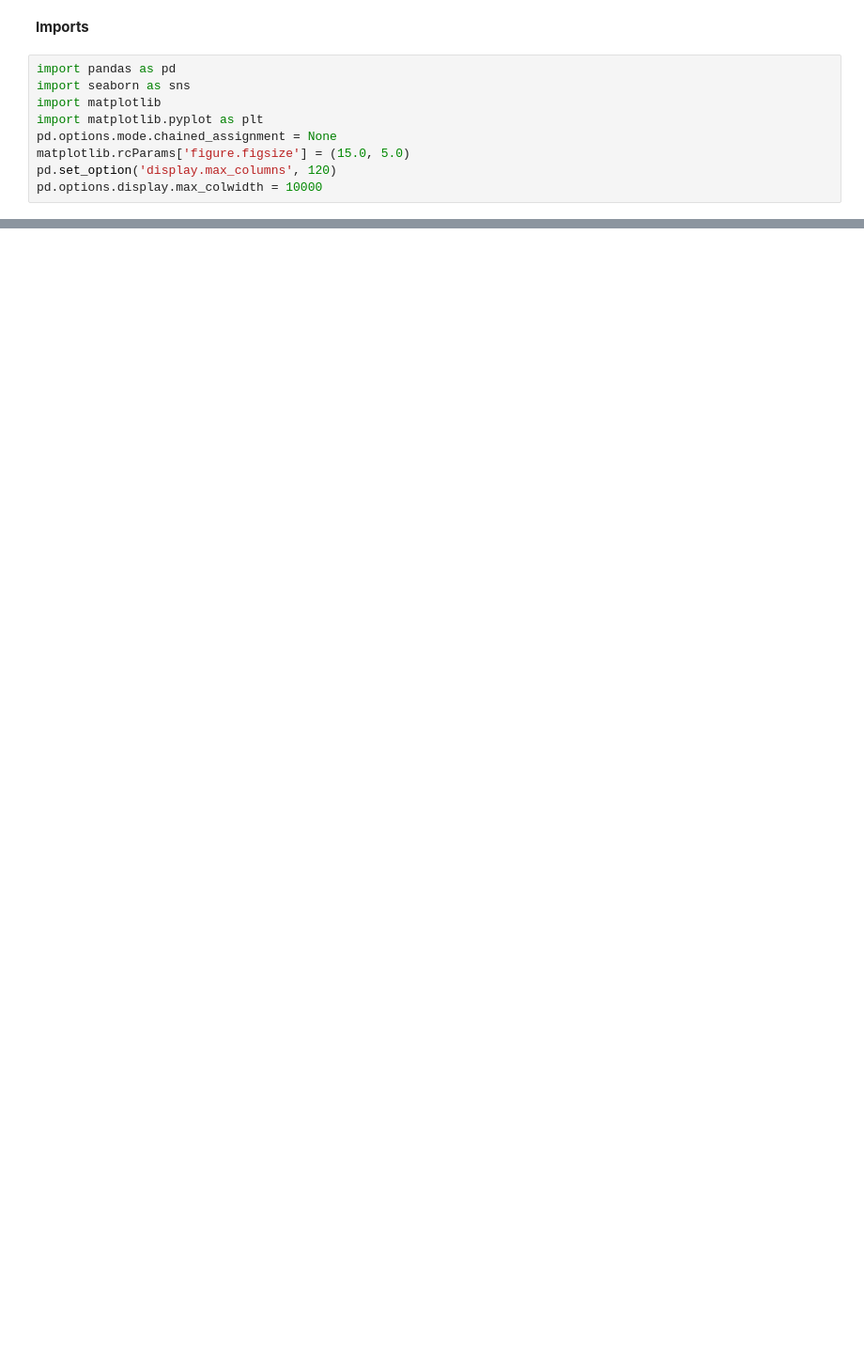
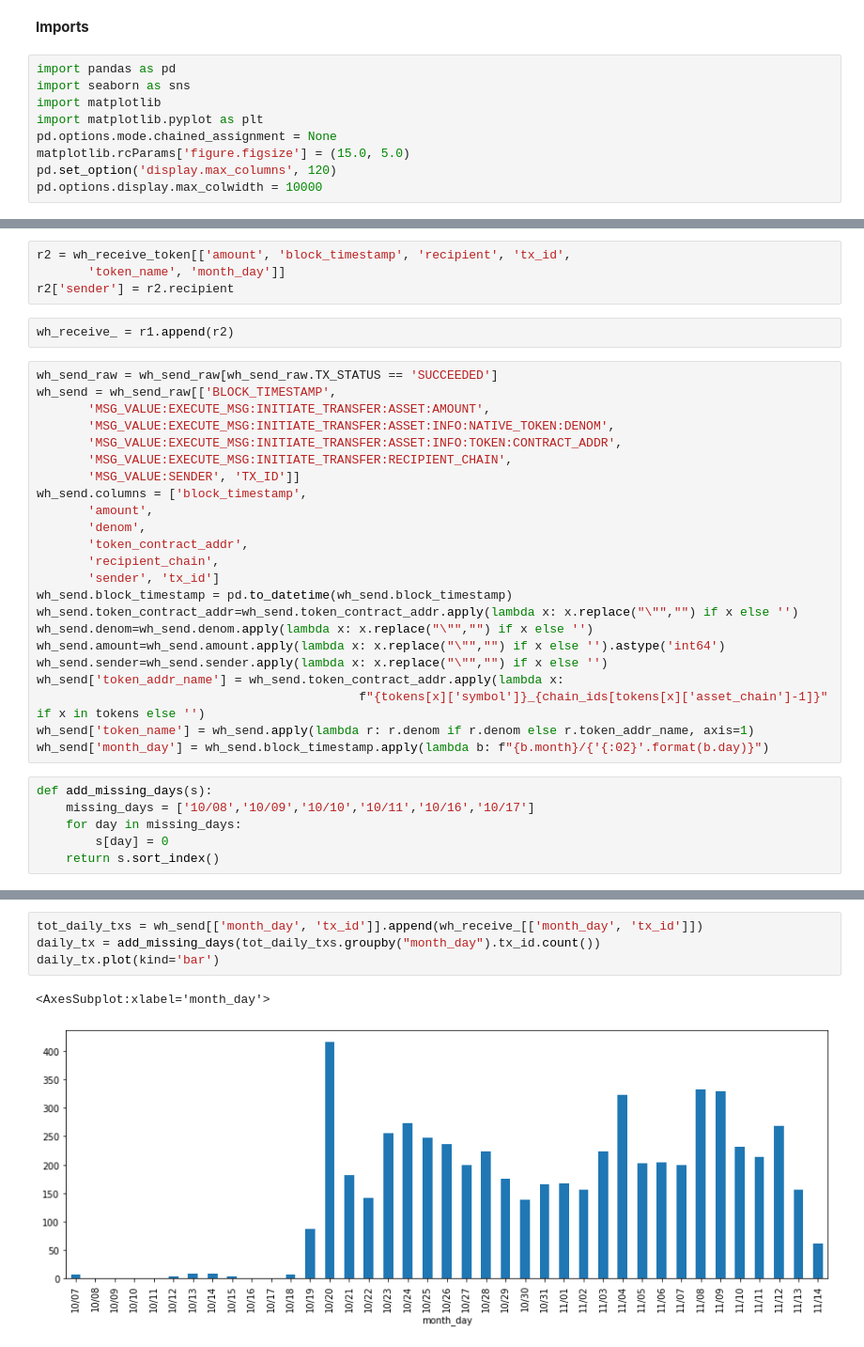
Before and after one commit to IncioMan/on-chain-data-analysis, a Jupyter notebook: wormhole/Terra - Wormhole - Terra Bridge.ipynb, the cells around one changed output, grey strips where cells are left out. Shown at 94% size. Saved outputs shown, nothing was run; the diff lists cells and outputs as text; blank space fills up the shorter version.

```diff
--- a/wormhole/Terra - Wormhole - Terra Bridge.ipynb
+++ b/wormhole/Terra - Wormhole - Terra Bridge.ipynb
@@ -230,0 +134,35 @@ wh_send["recipient_chain_name"].value_counts().plot(kind='barh')
+# %%
+r2 = wh_receive_token[['amount', 'block_timestamp', 'recipient', 'tx_id',
+       'token_name', 'month_day']]
+r2['sender'] = r2.recipient
+# %%
+wh_receive_ = r1.append(r2)
+# %%
+wh_send_raw = wh_send_raw[wh_send_raw.TX_STATUS == 'SUCCEEDED']
+wh_send = wh_send_raw[['BLOCK_TIMESTAMP',
+       'MSG_VALUE:EXECUTE_MSG:INITIATE_TRANSFER:ASSET:AMOUNT',
+       'MSG_VALUE:EXECUTE_MSG:INITIATE_TRANSFER:ASSET:INFO:NATIVE_TOKEN:DENOM',
+       'MSG_VALUE:EXECUTE_MSG:INITIATE_TRANSFER:ASSET:INFO:TOKEN:CONTRACT_ADDR',
+       'MSG_VALUE:EXECUTE_MSG:INITIATE_TRANSFER:RECIPIENT_CHAIN',
+       'MSG_VALUE:SENDER', 'TX_ID']]
+wh_send.columns = ['block_timestamp',
+       'amount',
+       'denom',
+       'token_contract_addr',
+       'recipient_chain',
+       'sender', 'tx_id']
+wh_send.block_timestamp = pd.to_datetime(wh_send.block_timestamp)
+wh_send.token_contract_addr=wh_send.token_contract_addr.apply(lambda x: x.replace("\"","") if x else '')
+wh_send.denom=wh_send.denom.apply(lambda x: x.replace("\"","") if x else '')
+wh_send.amount=wh_send.amount.apply(lambda x: x.replace("\"","") if x else '').astype('int64')
+wh_send.sender=wh_send.sender.apply(lambda x: x.replace("\"","") if x else '')
+wh_send['token_addr_name'] = wh_send.token_contract_addr.apply(lambda x:
+                                            f"{tokens[x]['symbol']}_{chain_ids[tokens[x]['asset_chain']-1]}" if x in tokens else '')
+wh_send['token_name'] = wh_send.apply(lambda r: r.denom if r.denom else r.token_addr_name, axis=1)
+wh_send['month_day'] = wh_send.block_timestamp.apply(lambda b: f"{b.month}/{'{:02}'.format(b.day)}")
+# %%
+def add_missing_days(s):
+    missing_days = ['10/08','10/09','10/10','10/11','10/16','10/17']
+    for day in missing_days:
+        s[day] = 0
+    return s.sort_index()
@@ -230,0 +177,7 @@ wh_send["recipient_chain_name"].value_counts().plot(kind='barh')
+# %%
+tot_daily_txs = wh_send[['month_day', 'tx_id']].append(wh_receive_[['month_day', 'tx_id']])
+daily_tx = add_missing_days(tot_daily_txs.groupby("month_day").tx_id.count())
+daily_tx.plot(kind='bar')
+# %% [output]
+<AxesSubplot:xlabel='month_day'>
+[figure, added]
```
Also changed, not shown: parts of 61 cells of this notebook.
